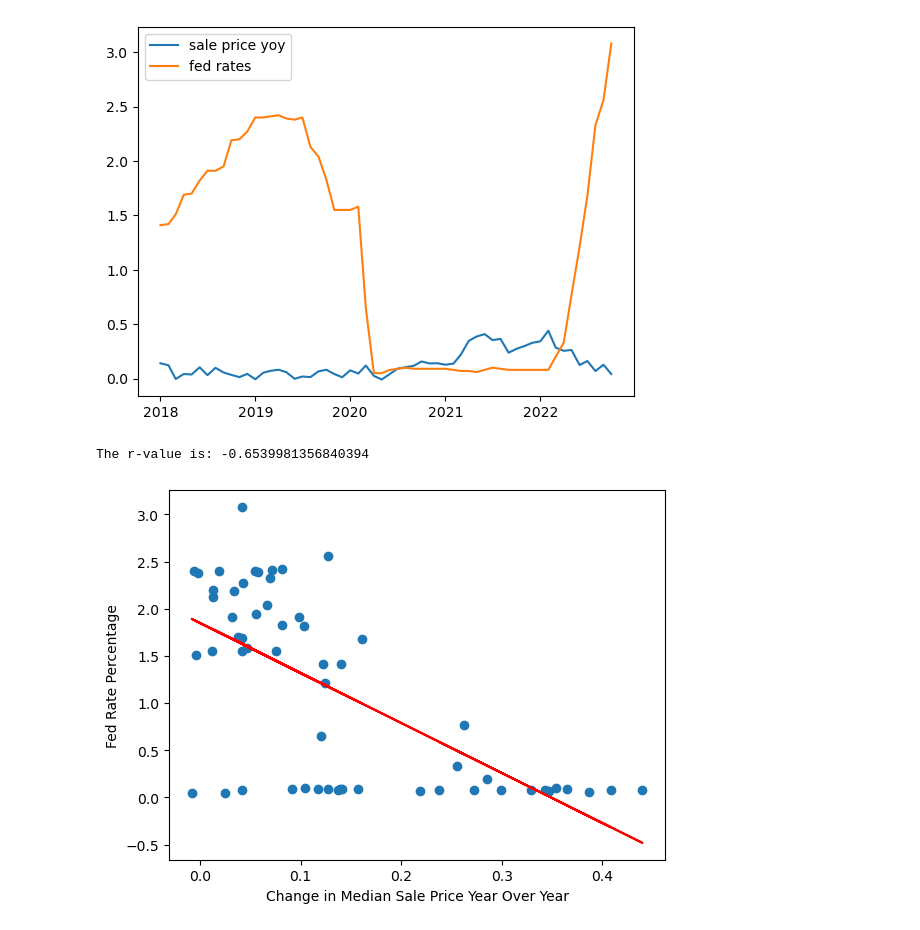
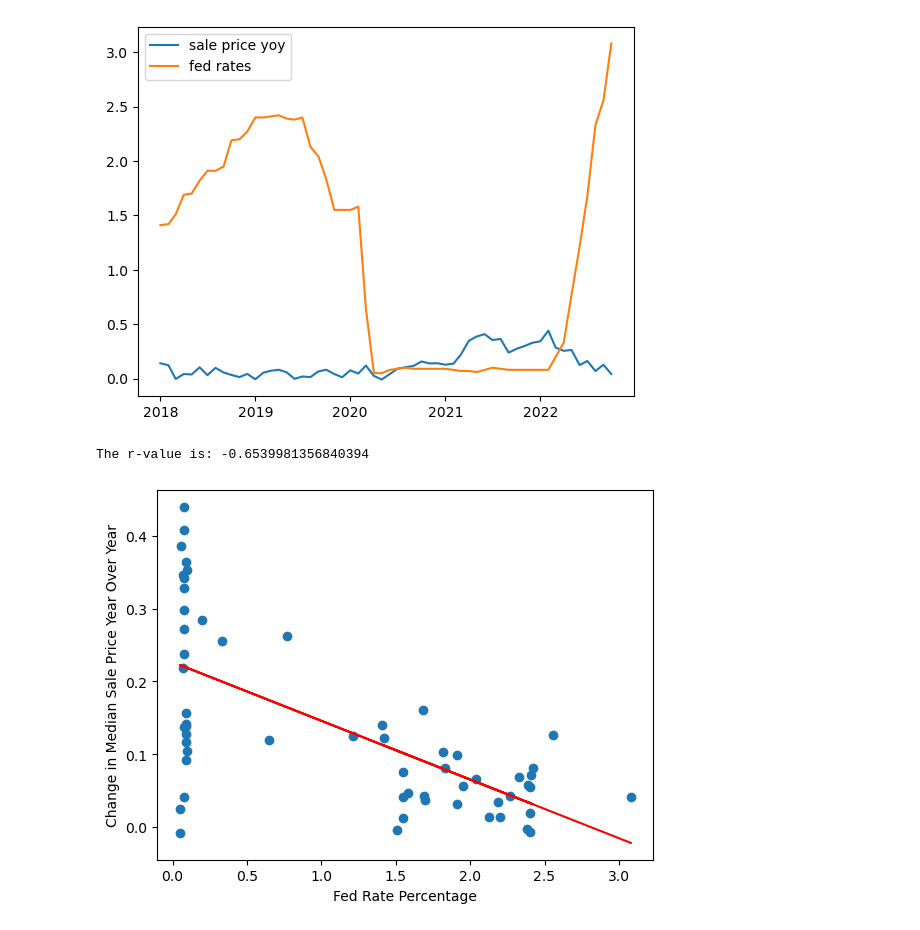
Before and after one commit to zarbin/UTA_Project-1, a Jupyter notebook: sandbox/final_notebook_jb.ipynb, the cells around one changed output. Cells and saved outputs as stored; diff of their text form; code cells hidden in the pictures.

```diff
--- a/sandbox/final_notebook_jb.ipynb
+++ b/sandbox/final_notebook_jb.ipynb
@@ -85,6 +85,6 @@ Num of rows: 2573
 # %%
 #narrow down dataframe to include only relevant columns
-clean_df = texas_counties_df[['period_begin', 'period_end', 'region', 'property_type', 'median_sale_price', 'median_sale_price_yoy', 'sold_above_list', 'inventory', 'median_dom','date', 'year', 'month_year']]
+clean_df = texas_counties_df[['period_begin', 'period_end', 'region', 'property_type', 'median_sale_price', 'median_sale_price_mom','median_sale_price_yoy', 'sold_above_list', 'inventory', 'median_dom','date', 'year', 'month_year']]
 
 # ALL RESIDENTIAL Filter
 clean_df = clean_df.loc[(clean_df['property_type'] == 'All Residential')]
@@ -96,6 +96,8 @@ clean_df = clean_df.loc[clean_df['year'].isin(years)]
 #format
 clean_df['sold_above_list'] = clean_df['sold_above_list'] * 100
 clean_df['sold_above_list'] = clean_df['sold_above_list'].round(2)
+clean_df['median_sale_price_mom'] = clean_df['median_sale_price_mom'] * 100
+clean_df['median_sale_price_mom'] = clean_df['median_sale_price_mom'].round(2)
 
 #sort
 clean_df = clean_df.sort_values('date')
@@ -383,7 +414,7 @@ sale_yoy_df
 # %%
 # Justin code might be able to simplify this intead of doing above.  New date column was already created.
 
-sale_yoy = clean_df.groupby(['month_year'])['median_sale_price_yoy'].mean()
+sale_yoy = clean_df.groupby(['month_year'])['median_sale_price_mom'].mean()
 sale_yoy_df = pd.DataFrame(sale_yoy)
 sale_yoy_df.reset_index(inplace=True)
 sale_yoy_df["DATE"] = sale_yoy_df['month_year']
@@ -423,20 +472,21 @@ plt.show()
 # %% [output]
 [figure]
 # %%
-x=sales_rates_df['median_sale_price_yoy']
-y=sales_rates_df['FED RATES']
+x=sales_rates_df['FED RATES']
+y=sales_rates_df['median_sale_price_yoy']
+
 
 (slope, intercept, rvalue, pvalue, stderr) = linregress(x, y)
 regress_values = x * slope + intercept
 line_eq = "y = " + str(round(slope,2)) + "x + " + str(round(intercept,2))
 plt.scatter(x, y)
 plt.plot(x,regress_values,"r-")
 #plt.annotate(line_eq, (0.2,2.5), fontsize=15,color="red")
-plt.xlabel('Change in Median Sale Price Year Over Year')
-plt.ylabel('Fed Rate Percentage')
+plt.ylabel('Change in Median Sale Price Year Over Year')
+plt.xlabel('Fed Rate Percentage')
 #plt.title('')
 print(f"The r-value is: {rvalue}")
 plt.show()
 # %% [output]
 The r-value is: -0.6539981356840394
-[figure, old version]
+[figure, new version]
```
Also changed, not shown: parts of 12 cells of this notebook.
